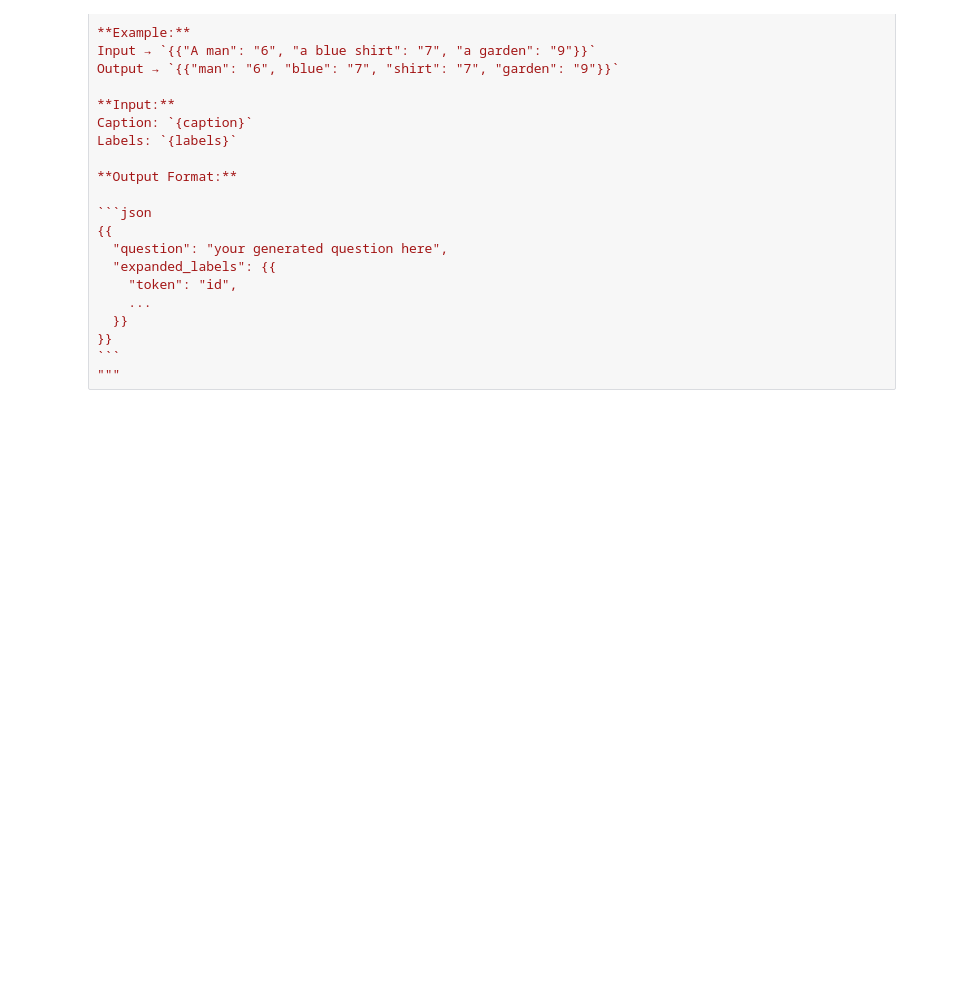
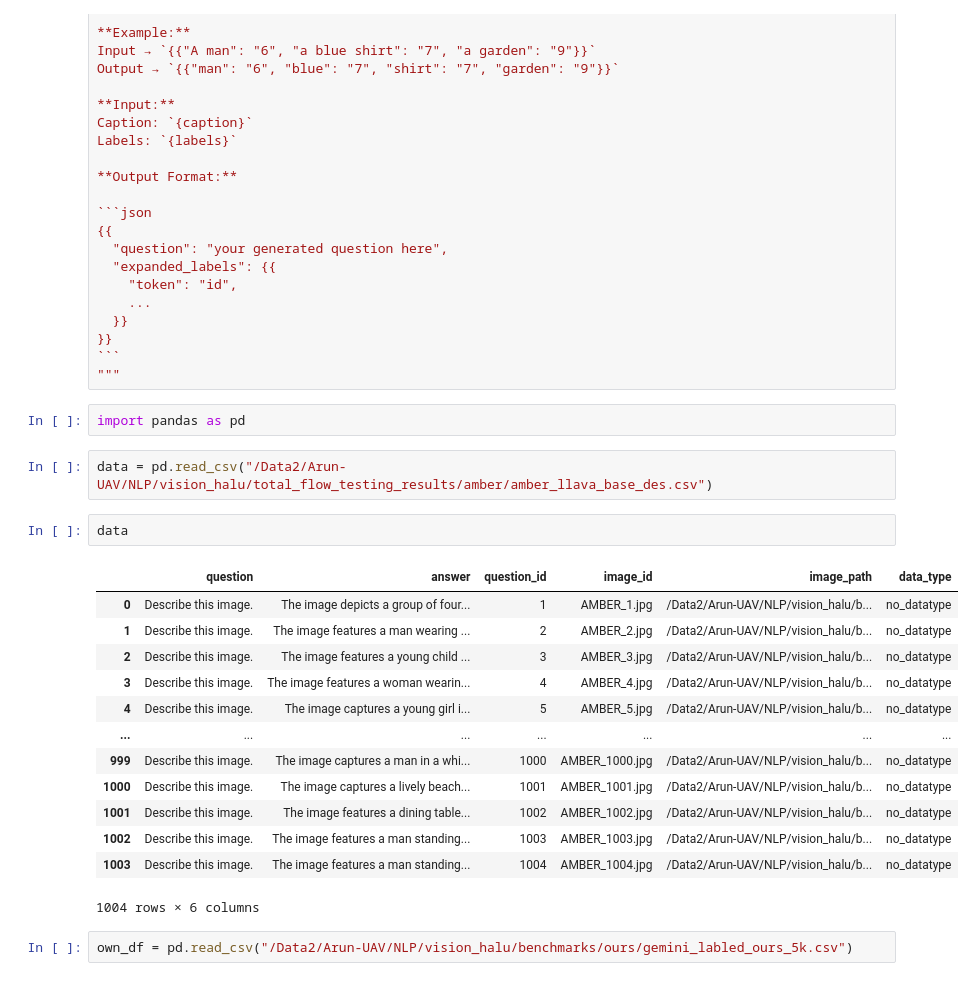
Before and after one commit to sri-harsha-jaladi/vision_hallucination, a Jupyter notebook: helper_nbs/gemini_img_des.ipynb, the cells around one changed output. Saved outputs shown, nothing was run; the diff lists cells and outputs as text; blank space fills up the shorter version.

Commit message:
testing canges

````diff
--- a/helper_nbs/gemini_img_des.ipynb
+++ b/helper_nbs/gemini_img_des.ipynb
@@ -505,3 +505,25 @@ Labels: `{labels}`
 }}
 ```
 """
+# %%
+import pandas as pd
+# %%
+data = pd.read_csv("/Data2/Arun-UAV/NLP/vision_halu/total_flow_testing_results/amber/amber_llava_base_des.csv")
+# %%
+data
+# %% [output]
+|  | question | answer | question_id | image_id | image_path | data_type |
+| 0 | Describe this image. | The image depicts a group of four... | 1 | AMBER_1.jpg | /Data2/Arun-UAV/NLP/vision_halu/b... | no_datatype |
+| 1 | Describe this image. | The image features a man wearing ... | 2 | AMBER_2.jpg | /Data2/Arun-UAV/NLP/vision_halu/b... | no_datatype |
+| 2 | Describe this image. | The image features a young child ... | 3 | AMBER_3.jpg | /Data2/Arun-UAV/NLP/vision_halu/b... | no_datatype |
+| 3 | Describe this image. | The image features a woman wearin... | 4 | AMBER_4.jpg | /Data2/Arun-UAV/NLP/vision_halu/b... | no_datatype |
+| 4 | Describe this image. | The image captures a young girl i... | 5 | AMBER_5.jpg | /Data2/Arun-UAV/NLP/vision_halu/b... | no_datatype |
+| ... | ... | ... | ... | ... | ... | ... |
+| 999 | Describe this image. | The image captures a man in a whi... | 1000 | AMBER_1000.jpg | /Data2/Arun-UAV/NLP/vision_halu/b... | no_datatype |
+| 1000 | Describe this image. | The image captures a lively beach... | 1001 | AMBER_1001.jpg | /Data2/Arun-UAV/NLP/vision_halu/b... | no_datatype |
+| 1001 | Describe this image. | The image features a dining table... | 1002 | AMBER_1002.jpg | /Data2/Arun-UAV/NLP/vision_halu/b... | no_datatype |
+| 1002 | Describe this image. | The image features a man standing... | 1003 | AMBER_1003.jpg | /Data2/Arun-UAV/NLP/vision_halu/b... | no_datatype |
+| 1003 | Describe this image. | The image features a man standing... | 1004 | AMBER_1004.jpg | /Data2/Arun-UAV/NLP/vision_halu/b... | no_datatype |
+1004 rows × 6 columns
+# %%
+own_df = pd.read_csv("/Data2/Arun-UAV/NLP/vision_halu/benchmarks/ours/gemini_labled_ours_5k.csv")
````
Also changed, not shown: parts of 10 cells of this notebook, 6 other files.
